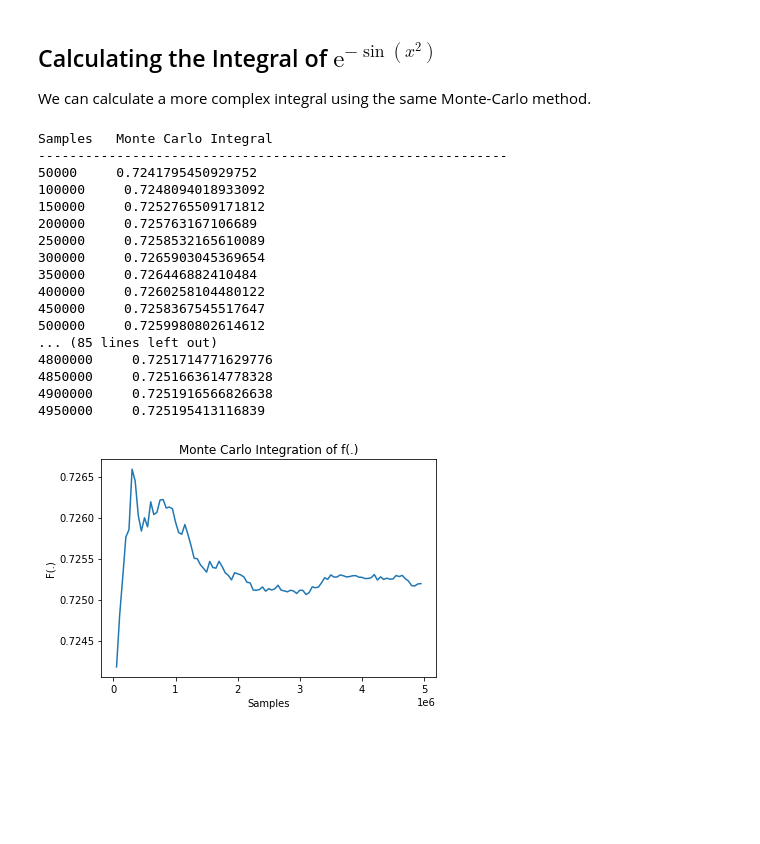
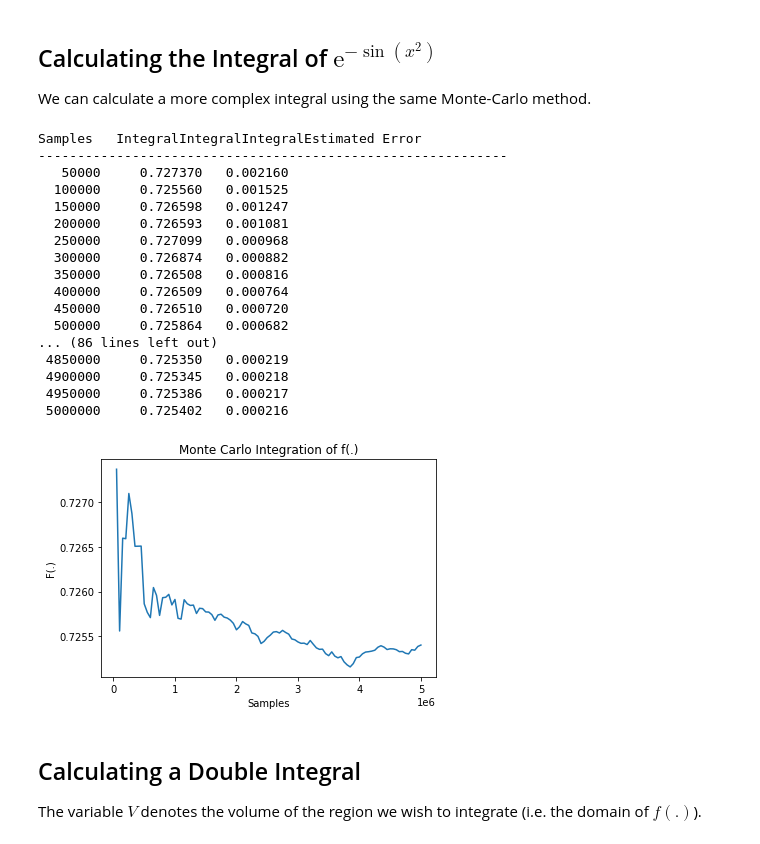
Before and after one commit to bott-j/monte-carlo-integration-python, a Jupyter notebook: monte_carlo_numerical_integration.ipynb, the cells around one changed output. Drawn from its saved outputs; the diff is of its cells as text; code cells hidden in the pictures; blank space fills up the shorter version.

```diff
--- a/monte_carlo_numerical_integration.ipynb
+++ b/monte_carlo_numerical_integration.ipynb
@@ -97,10 +97,11 @@ df = pd.DataFrame(columns = ("X", "Y"))
 
 # Empty list for errors
 iterations = []
+values = []
 errors = []
 
 print(f"The analytical value of the integral: {F(domain)}\n")
-print("Samples" + " " * 3 + "Monte Carlo Integral")
+print("Samples" + " " * 3 + "Monte Carlo Integral" + " " * 3 + "Error")
 print("-" * 60)
 for i in range(0,100):
 
@@ -110,16 +111,19 @@ for i in range(0,100):
     df = pd.concat([df, dfNew], axis=0)
 
     # Find the mean value of the function
-    meanValue = df['Y'].sum() / df.shape[0]
+    meanValue = df['Y'].mean()
+    varianceValue = df['Y'].var()
 
     # Find the integral calculated over the domain
     calculatedIntegral = meanValue * (domain[1] - domain[0])
+    calculatedError = (domain[1] - domain[0])*(np.sqrt(varianceValue))/np.sqrt((i+1)*10000)
 
-    errors.append(calculatedIntegral)
+    values.append(calculatedIntegral)
+    errors.append(calculatedError)
     iterations.append((i+1)*10000)
 
     # Display results
-    print(f"{(i+1)*10000}     {calculatedIntegral}")
+    print(f"{(i+1)*10000}     {calculatedIntegral:<8} {calculatedError:<8}")
 
 plt.plot(iterations,errors)
 plt.axhline(F(domain), color="r", linestyle="--")
@@ -161,51 +165,61 @@ def f(x):
 # Create n samples drawn from a uniform distribution
 n = 5000000
 df = pd.DataFrame(columns = ("X",), data = np.random.uniform(domain[0], domain[1], n))
 # User numpy vectorize rather than pandas apply to increase speed
 df['Y'] = np.vectorize(f)(df["X"])
 
 # Empty list for errors
 iterations = []
 errors = []
 
-print("Samples" + " " * 3 + "Monte Carlo Integral")
+print("Samples" + " " * 3 + "Integral" * 3 + "Estimated Error")
 print("-" * 60)
 step = 50000
-for i in range(step, n, step):
+for i in range(step, n+step, step):
 
     # Find the mean value of the function
-    meanValue = df[0:i]['Y'].sum() / i
+    meanValue = df[0:i]['Y'].mean()
+
+    # Find the variance of the function
+    varianceValue = df[0:i]['Y'].var()
+
+    # Find the error
+    error = np.sqrt(varianceValue / i) * (domain[1] - domain[0])
 
     # Find the integral calculated over the domain
     calculatedIntegral = meanValue * (domain[1] - domain[0])
 
     errors.append(calculatedIntegral)
     iterations.append(i)
 
     # Display results
-    print(f"{i}     {calculatedIntegral}")
+    print(f"{i:8d}     {calculatedIntegral:8f}   {error:8f}")
 
 plt.plot(iterations,errors)
 plt.xlabel("Samples")
 plt.ylabel("F(.)")
 plt.title("Monte Carlo Integration of f(.)")
 plt.show()
 # %% [output]
-Samples   Monte Carlo Integral
+Samples   IntegralIntegralIntegralEstimated Error
 ------------------------------------------------------------
-50000     0.7241795450929752
-100000     0.7248094018933092
-150000     0.7252765509171812
-200000     0.725763167106689
-250000     0.7258532165610089
-300000     0.7265903045369654
-350000     0.726446882410484
-400000     0.7260258104480122
-450000     0.7258367545517647
-500000     0.7259980802614612
-... (85 lines left out)
-4800000     0.7251714771629776
-4850000     0.7251663614778328
-4900000     0.7251916566826638
-4950000     0.725195413116839
+   50000     0.727370   0.002160
+  100000     0.725560   0.001525
+  150000     0.726598   0.001247
+  200000     0.726593   0.001081
+  250000     0.727099   0.000968
+  300000     0.726874   0.000882
+  350000     0.726508   0.000816
+  400000     0.726509   0.000764
+  450000     0.726510   0.000720
+  500000     0.725864   0.000682
+... (86 lines left out)
+ 4850000     0.725350   0.000219
+ 4900000     0.725345   0.000218
+ 4950000     0.725386   0.000217
+ 5000000     0.725402   0.000216
-[figure, old version]
+[figure, new version]
+# %% [markdown]
+## Calculating a Double Integral
+
+The variable $V$ denotes the volume of the region we wish to integrate (i.e. the domain of $f(.)$).
```
Also changed, not shown: parts of 10 cells of this notebook.
